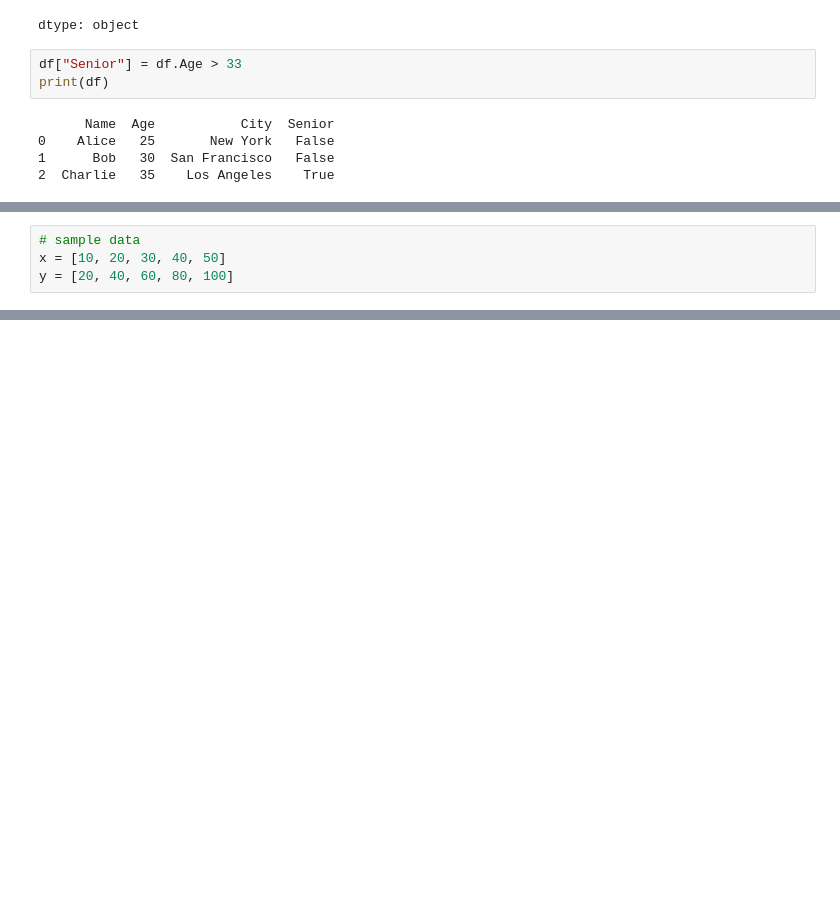
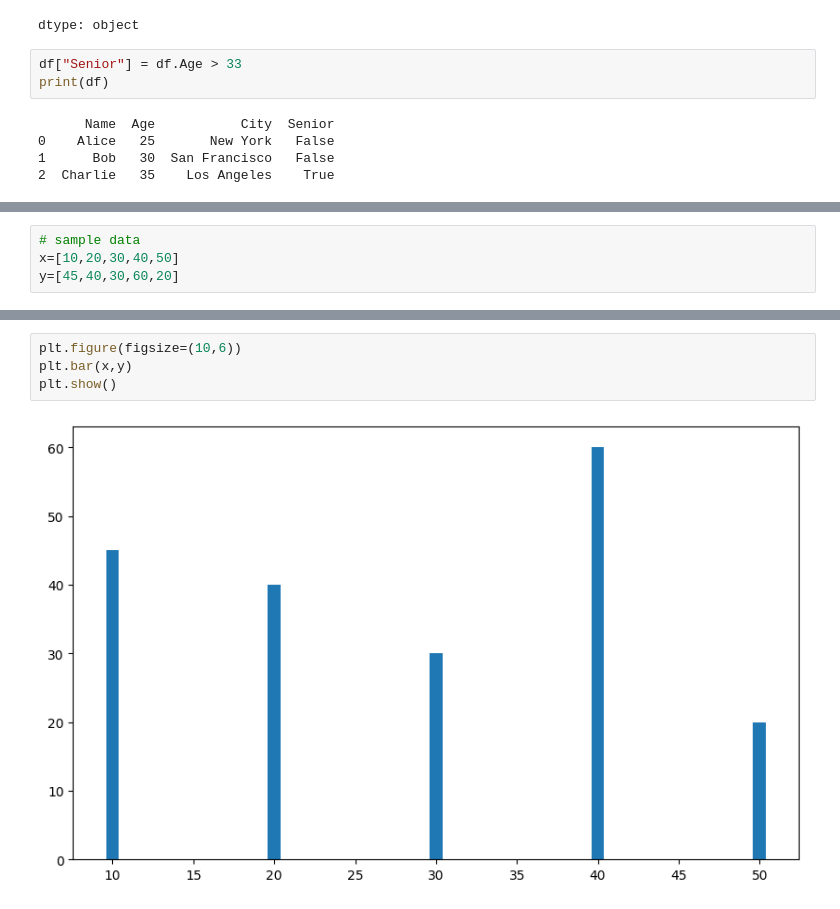
Before and after one commit to Eisawi7/date-mining-1, a Jupyter notebook: Welcome_to_Colaboratory.ipynb, the cells around one changed output, grey strips where cells are left out. Saved outputs shown, nothing was run; the diff lists cells and outputs as text; blank space fills up the shorter version.

```diff
--- a/Welcome_to_Colaboratory.ipynb
+++ b/Welcome_to_Colaboratory.ipynb
@@ -101,4 +101,4 @@ matplotib.pyplot as plt
 # %%
 # sample data
-x = [10, 20, 30, 40, 50]
-y = [20, 40, 60, 80, 100]
+x=[10,20,30,40,50]
+y=[45,40,30,60,20]
@@ -105 +115,7 @@ y = [20, 40, 60, 80, 100]
+# %%
+plt.figure(figsize=(10,6))
+plt.bar(x,y)
+plt.show()
+# %% [output]
+[figure, added]
 # %%
```
Also changed, not shown: parts of 12 cells of this notebook.
